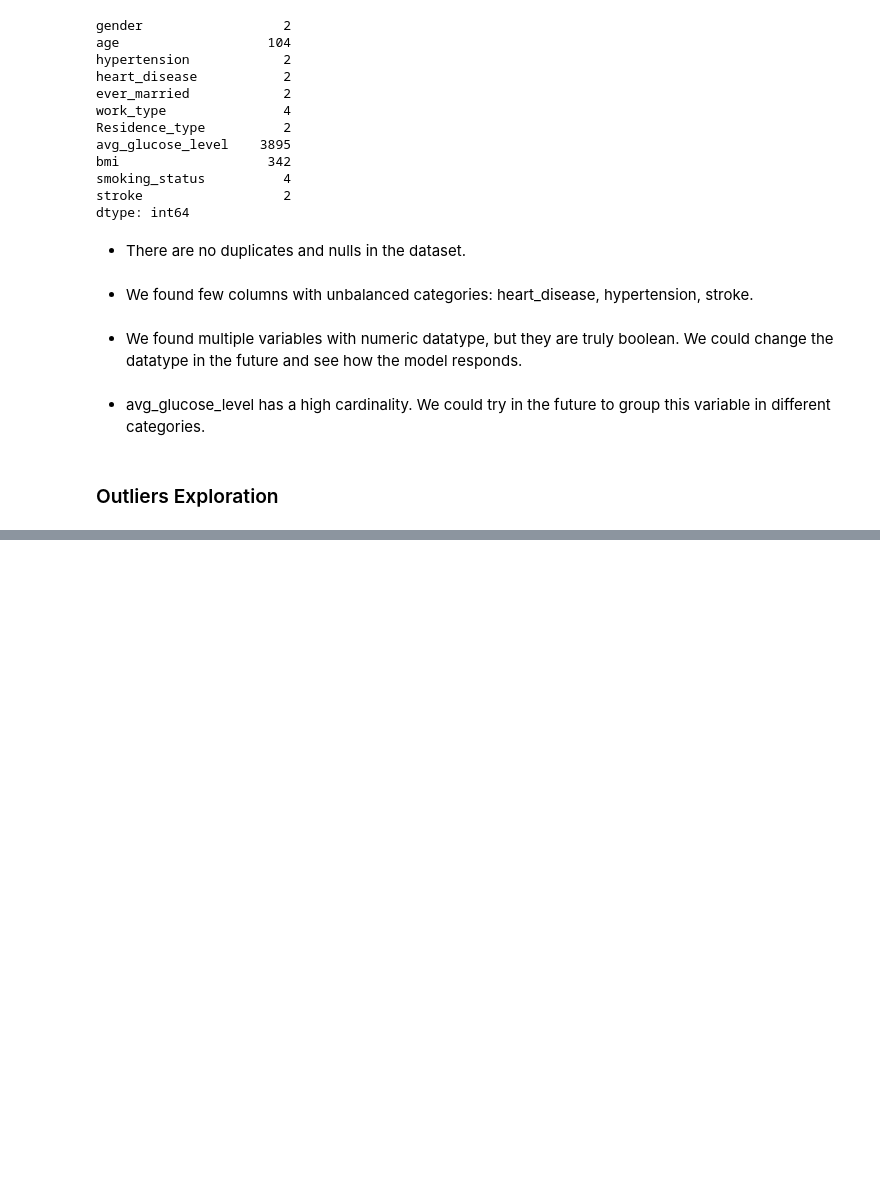
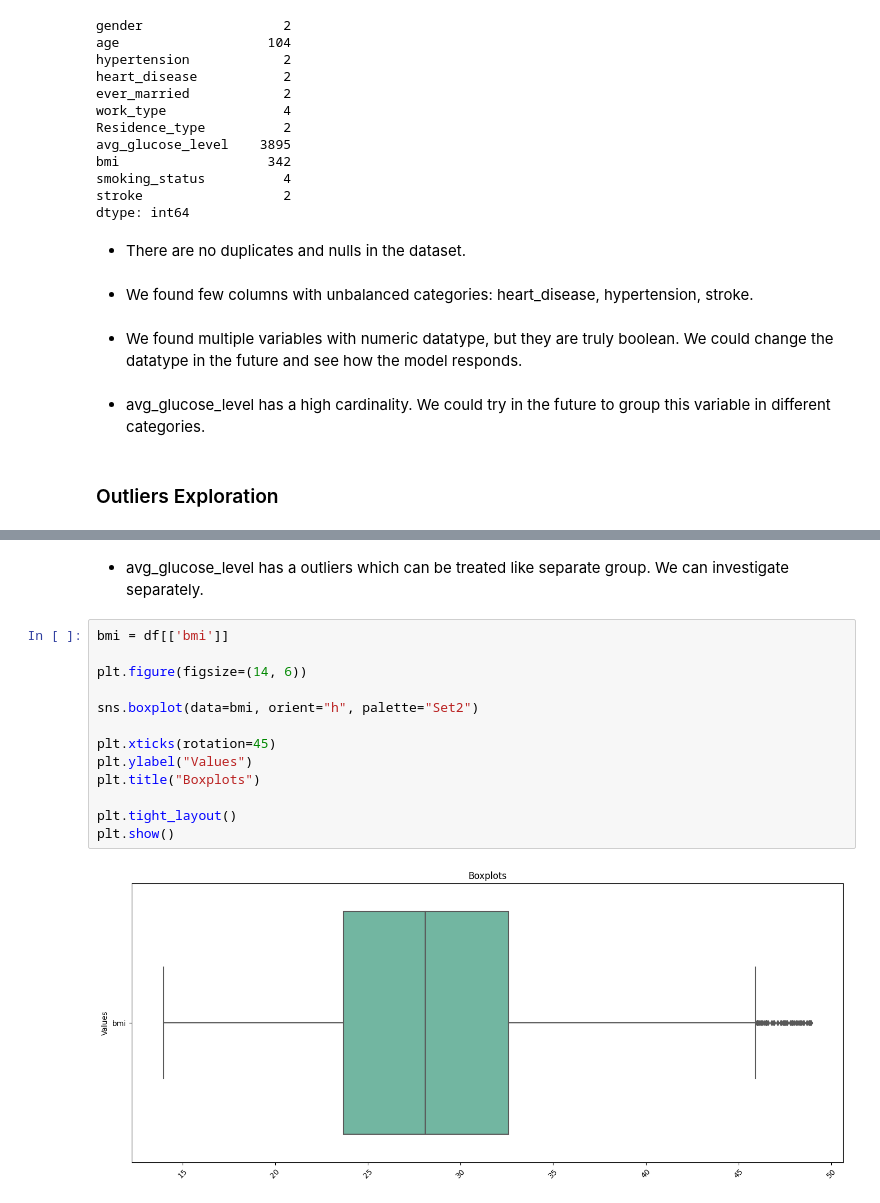
Before and after one commit to AI-School-F5-P2/Data_Scientist_1, a Jupyter notebook: HospitalF5.ipynb, the cells around one changed output, grey strips where cells are left out. Drawn from its saved outputs; the diff is of its cells as text; blank space fills up the shorter version.

Commit message:
feat: outlier detection

```diff
--- a/HospitalF5.ipynb
+++ b/HospitalF5.ipynb
@@ -184,3 +197,20 @@ num_columns = list(num)
+# %% [markdown]
+- avg_glucose_level has a outliers which can be treated like separate group. We can investigate separately.
+# %%
+bmi = df[['bmi']]
+
+plt.figure(figsize=(14, 6))
+
+sns.boxplot(data=bmi, orient="h", palette="Set2")
+
+plt.xticks(rotation=45)
+plt.ylabel("Values")
+plt.title("Boxplots")
+
+plt.tight_layout()
+plt.show()
+# %% [output]
+[figure, added]
 # %% [markdown]
 <a style='text-decoration:none;line-height:16px;display:flex;color:#5B5B62;padding:10px;justify-content:end;' href='https://deepnote.com?utm_source=created-in-deepnote-cell&projectId=af12788f-aecc-4989-a302-f8b336f386d1' target="_blank">
 <img alt='Created in deepnote.com' style='display:inline;max-height:16px;margin:0px;margin-right:7.5px;' src='embedded-picture-1' > </img>
```
Also changed, not shown: parts of 2 cells of this notebook.
